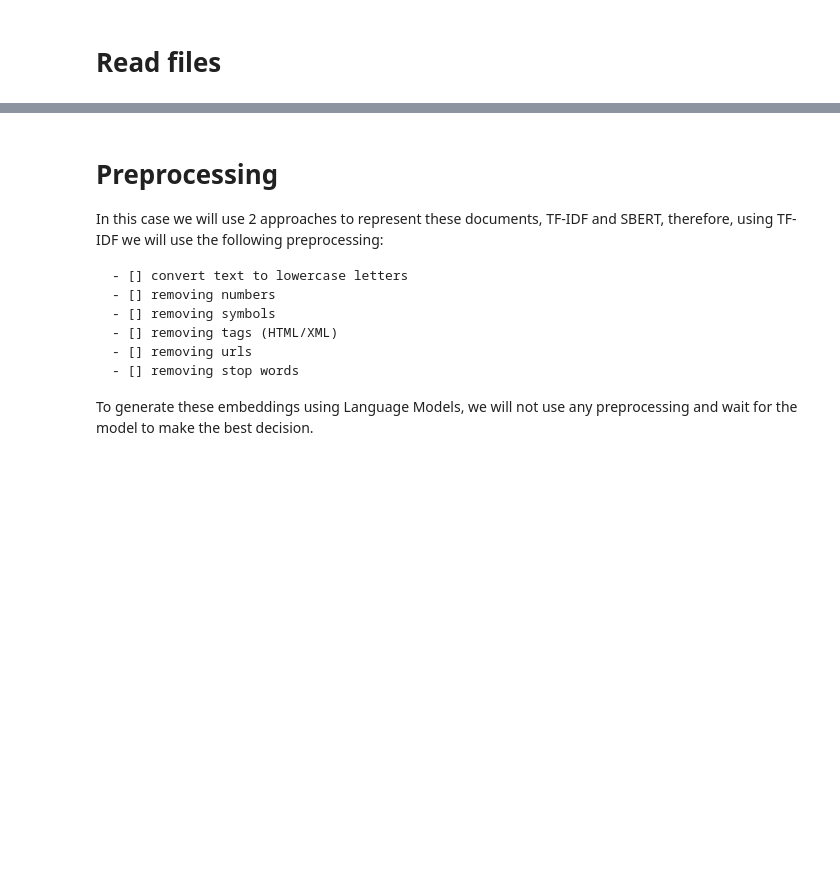
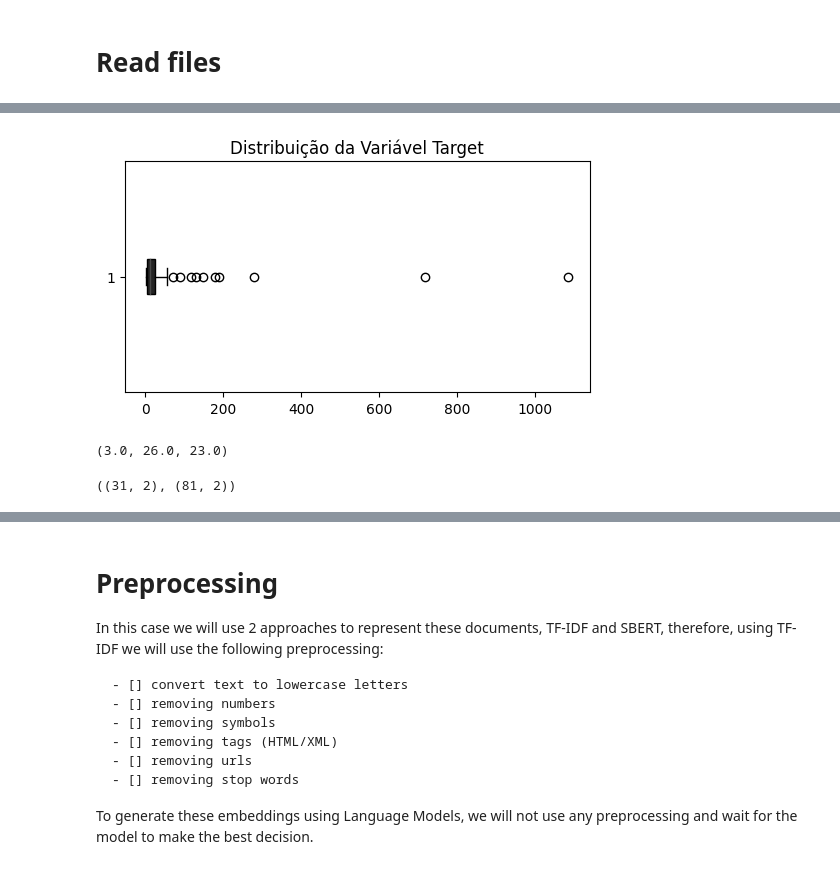
Before and after one commit to AnnaPaulaFigueiredo/INFORMATION-RETRIEVAL-TP2, a Jupyter notebook: code/analysis.ipynb, the cells around one changed output, grey strips where cells are left out. Saved outputs shown, nothing was run; the diff lists cells and outputs as text; code cells hidden in the pictures; blank space fills up the shorter version.

```diff
--- a/code/analysis.ipynb
+++ b/code/analysis.ipynb
@@ -63,0 +85,3 @@ df_test.head()
+# %%
+count_target = df_test.target.value_counts().reset_index(name='count')
+count_target
@@ -63,0 +102,20 @@ df_test.head()
+# %%
+sns.set_palette("gray")
+plt.figure(figsize=(6, 3))
+plt.boxplot(x=count_target['count'], vert=False, patch_artist=True)
+plt.title('Distribuição da Variável Target')
+plt.show()
+# %% [output]
+[figure, added]
+# %%
+q1 = np.percentile(count_target['count'], 25)
+q3 = np.percentile(count_target['count'], 75)
+iqr = q3 - q1
+q1, q3, iqr
+# %% [output]
+(3.0, 26.0, 23.0)
+# %%
+count_target.query("count < 5").shape, count_target.query("count < 67").shape
+# vou cortar lá em baixo depois dos enconddings
+# %% [output]
+((31, 2), (81, 2))
```
Also changed, not shown: parts of 43 cells of this notebook.
